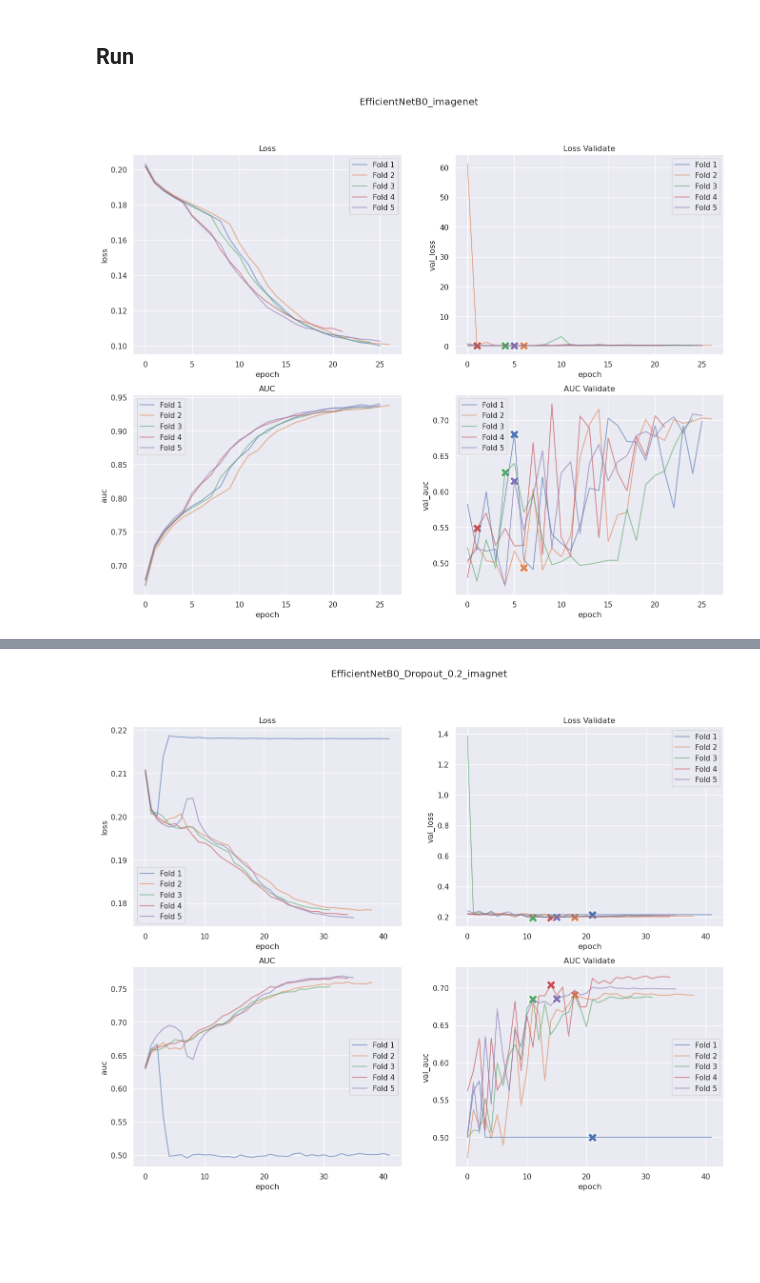
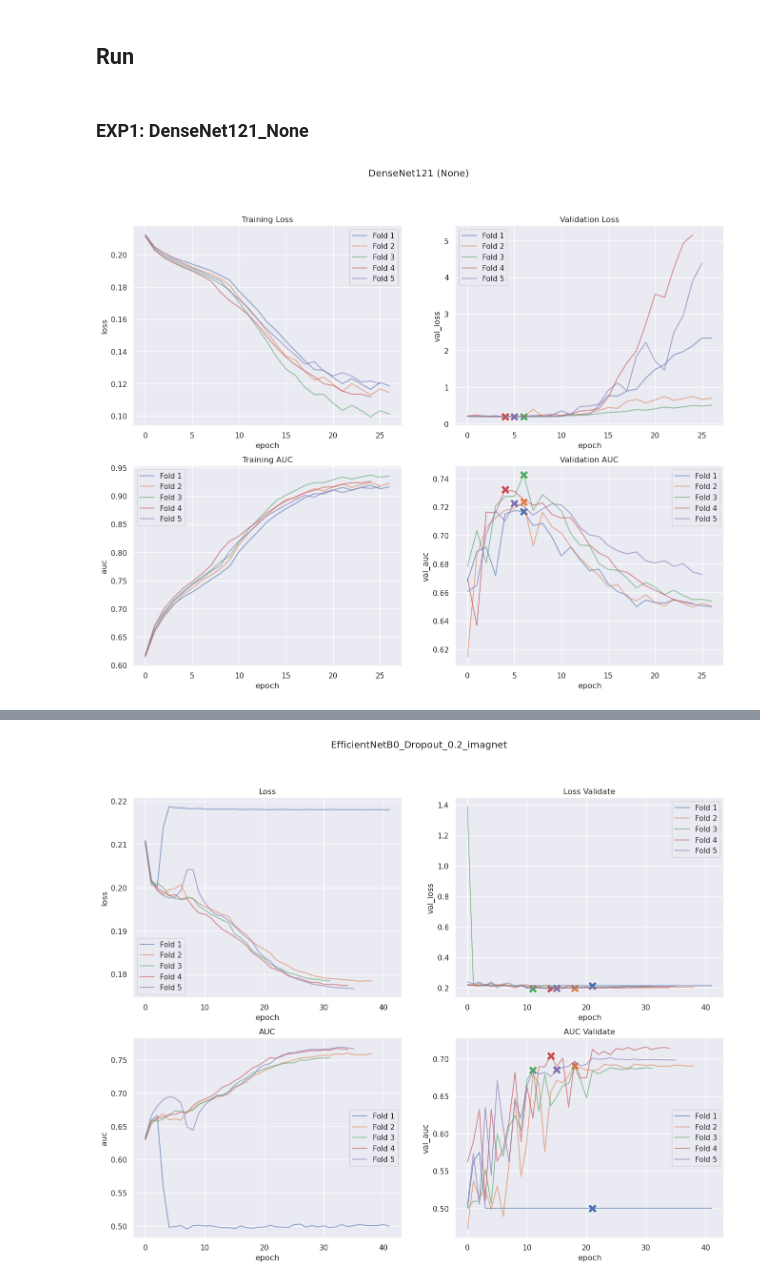
Before and after one commit to chonsawat/ChestXray-14, a Jupyter notebook: Graph models.ipynb, the cells around one changed output, grey strips where cells are left out. Cells and saved outputs as stored; diff of their text form; code cells hidden in the pictures; blank space fills up the shorter version.

```diff
--- a/Graph models.ipynb
+++ b/Graph models.ipynb
@@ -46,28 +46,30 @@ def plot_model_learning(name, path):
 
     plt.subplot(221)
     plot_loss(path)
-    plt.title("Loss")
+    plt.title("Training Loss")
     plt.legend();
 
     plt.subplot(222)
     plot_val_loss(path)
-    plt.title("Loss Validate")
+    plt.title("Validation Loss")
     plt.legend();
 
     plt.subplot(223)
     plot_auc(path)
-    plt.title("AUC")
+    plt.title("Training AUC")
     plt.legend();
 
     plt.subplot(224)
     plot_val_auc(path)
-    plt.title("AUC Validate")
+    plt.title("Validation AUC")
     plt.legend();
 # %% [markdown]
 ## Run
-# %%
-name = "EfficientNetB0_imagenet"
-path = "results/history/EfficientNetB0_imagenet"
-plot_model_learning(name, path)
-# %% [output]
-[figure, removed]
+# %% [markdown]
+### EXP1: DenseNet121_None
+# %%
+name = "DenseNet121 (None)"
+path = "results/history/DenseNet121_noDropout_None"
+plot_model_learning(name, path)
+# %% [output]
+[figure, added]
```
Also changed, not shown: parts of 14 cells of this notebook, 3 other files.
